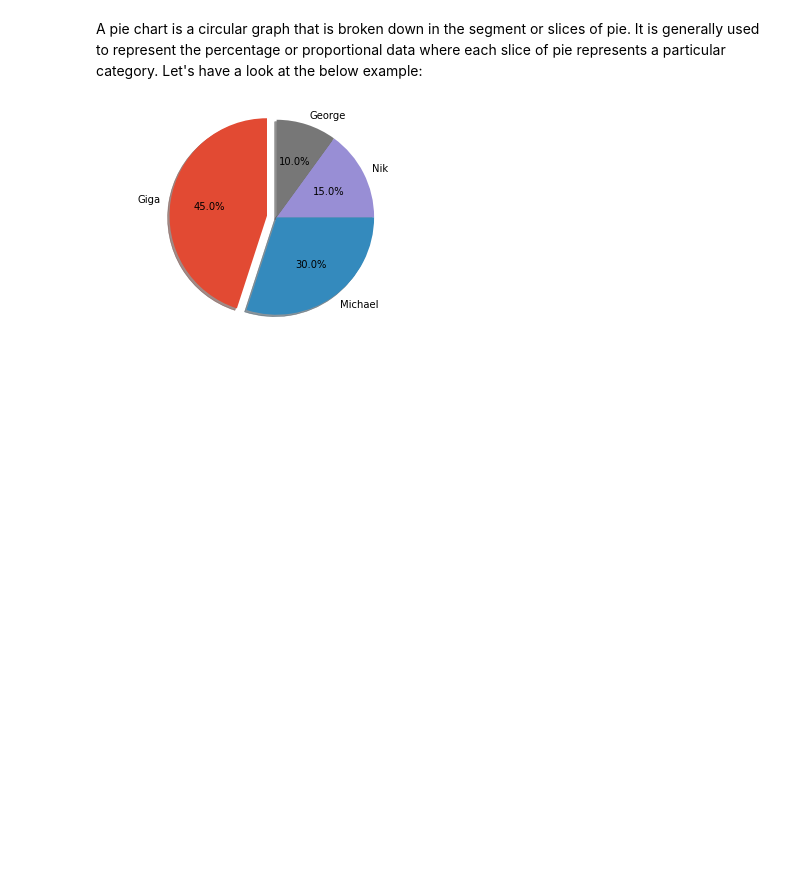
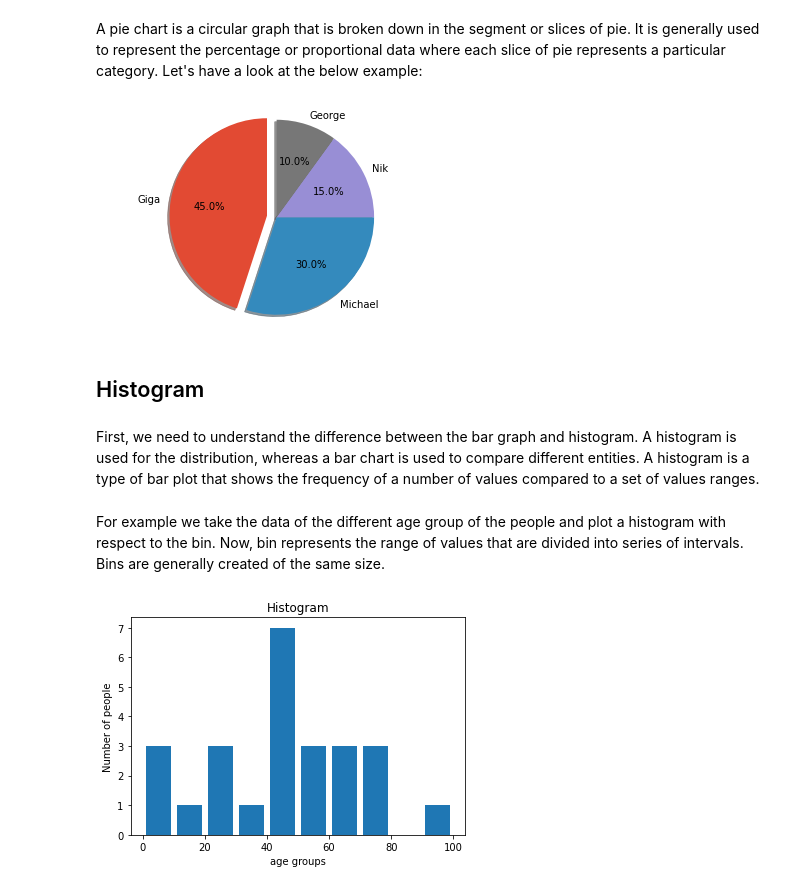
Before and after one commit to Wikistore/Data_Analysis_with_PL, a Jupyter notebook: MatplotlibBasicTutorials.ipynb, the cells around one changed output. Cells and saved outputs as stored; diff of their text form; code cells hidden in the pictures; blank space fills up the shorter version.

```diff
--- a/MatplotlibBasicTutorials.ipynb
+++ b/MatplotlibBasicTutorials.ipynb
@@ -447,3 +447,21 @@ ax1.axis('equal')  # Equal aspect ratio ensures that pie is drawn as a circle.
 plt.show()
 # %% [output]
 [figure]
+# %% [markdown]
+## Histogram
+# %% [markdown]
+First, we need to understand the difference between the bar graph and histogram. A histogram is used for the distribution, whereas a bar chart is used to compare different entities. A histogram is a type of bar plot that shows the frequency of a number of values compared to a set of values ranges.
+# %% [markdown]
+For example we take the data of the different age group of the people and plot a histogram with respect to the bin. Now, bin represents the range of values that are divided into series of intervals. Bins are generally created of the same size.
+# %%
+from matplotlib import pyplot as plt
+from matplotlib import pyplot as plt
+population_age = [21,53,60,49,25,27,30,42,40,1,2,102,95,8,15,105,70,65,55,70,75,60,52,44,43,42,45]
+bins = [0,10,20,30,40,50,60,70,80,90,100]
+plt.hist(population_age, bins, histtype='bar', rwidth=0.8)
+plt.xlabel('age groups')
+plt.ylabel('Number of people')
+plt.title('Histogram')
+plt.show()
+# %% [output]
+[figure, added]
```
Also changed, not shown: parts of 2 cells of this notebook.
